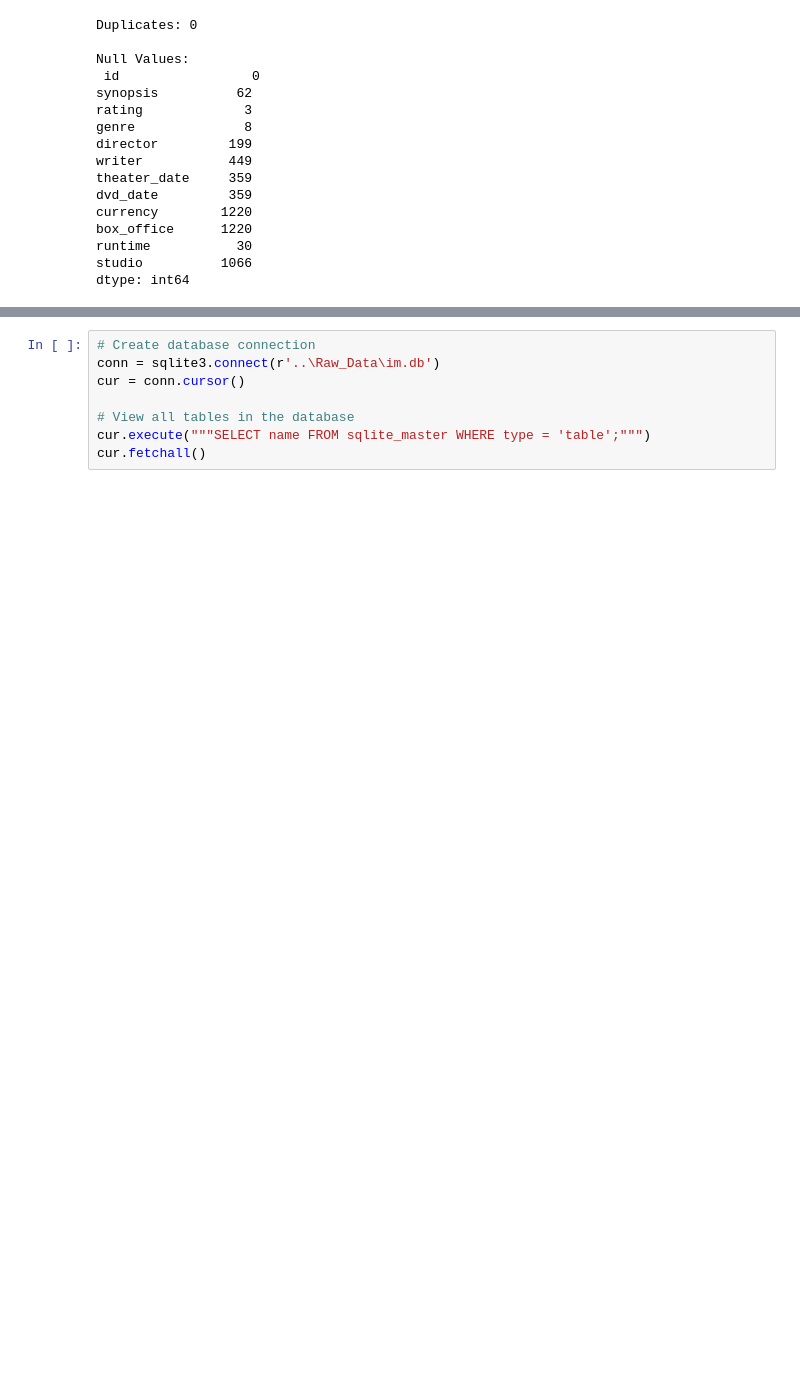
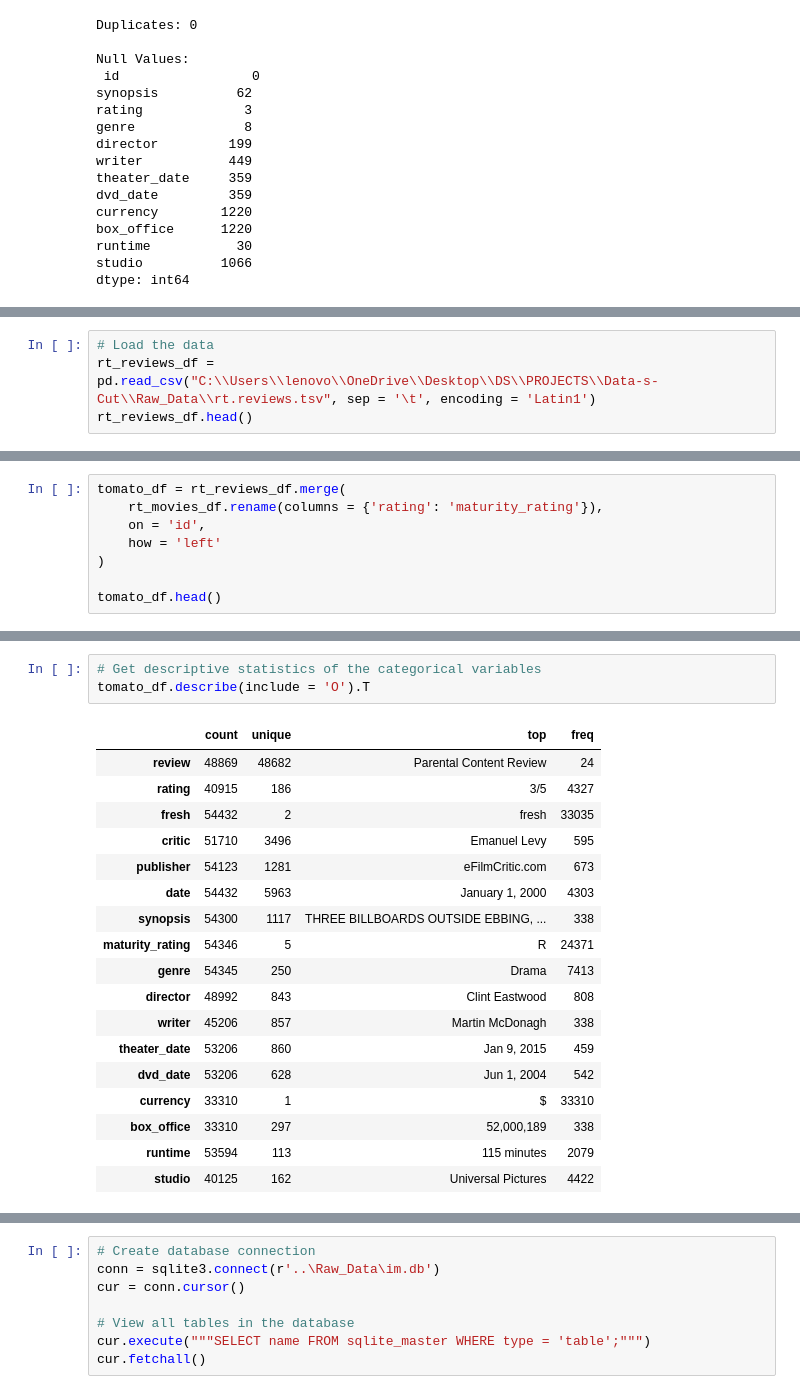
Before and after one commit to Vain-Guy/Data-s-Cut, a Jupyter notebook: notebooks/exploratory.ipynb, the cells around one changed output, grey strips where cells are left out. Saved outputs shown, nothing was run; the diff lists cells and outputs as text; blank space fills up the shorter version.

Commit message:
rotten tomatoes datset merge

```diff
--- a/notebooks/exploratory.ipynb
+++ b/notebooks/exploratory.ipynb
@@ -397,0 +400,4 @@ dtype: int64
+# %%
+# Load the data
+rt_reviews_df = pd.read_csv("C:\\Users\\lenovo\\OneDrive\\Desktop\\DS\\PROJECTS\\Data-s-Cut\\Raw_Data\\rt.reviews.tsv", sep = '\t', encoding = 'Latin1')
+rt_reviews_df.head()
@@ -397,0 +472,8 @@ dtype: int64
+# %%
+tomato_df = rt_reviews_df.merge(
+    rt_movies_df.rename(columns = {'rating': 'maturity_rating'}),
+    on = 'id',
+    how = 'left'
+)
+
+tomato_df.head()
@@ -397,0 +522,22 @@ dtype: int64
+# %%
+# Get descriptive statistics of the categorical variables
+tomato_df.describe(include = 'O').T
+# %% [output]
+|  | count | unique | top | freq |
+| review | 48869 | 48682 | Parental Content Review | 24 |
+| rating | 40915 | 186 | 3/5 | 4327 |
+| fresh | 54432 | 2 | fresh | 33035 |
+| critic | 51710 | 3496 | Emanuel Levy | 595 |
+| publisher | 54123 | 1281 | eFilmCritic.com | 673 |
+| date | 54432 | 5963 | January 1, 2000 | 4303 |
+| synopsis | 54300 | 1117 | THREE BILLBOARDS OUTSIDE EBBING, ... | 338 |
+| maturity_rating | 54346 | 5 | R | 24371 |
+| genre | 54345 | 250 | Drama | 7413 |
+| director | 48992 | 843 | Clint Eastwood | 808 |
+| writer | 45206 | 857 | Martin McDonagh | 338 |
+| theater_date | 53206 | 860 | Jan 9, 2015 | 459 |
+| dvd_date | 53206 | 628 | Jun 1, 2004 | 542 |
+| currency | 33310 | 1 | $ | 33310 |
+| box_office | 33310 | 297 | 52,000,189 | 338 |
+| runtime | 53594 | 113 | 115 minutes | 2079 |
+| studio | 40125 | 162 | Universal Pictures | 4422 |
```
Also changed, not shown: parts of 65 cells of this notebook.
